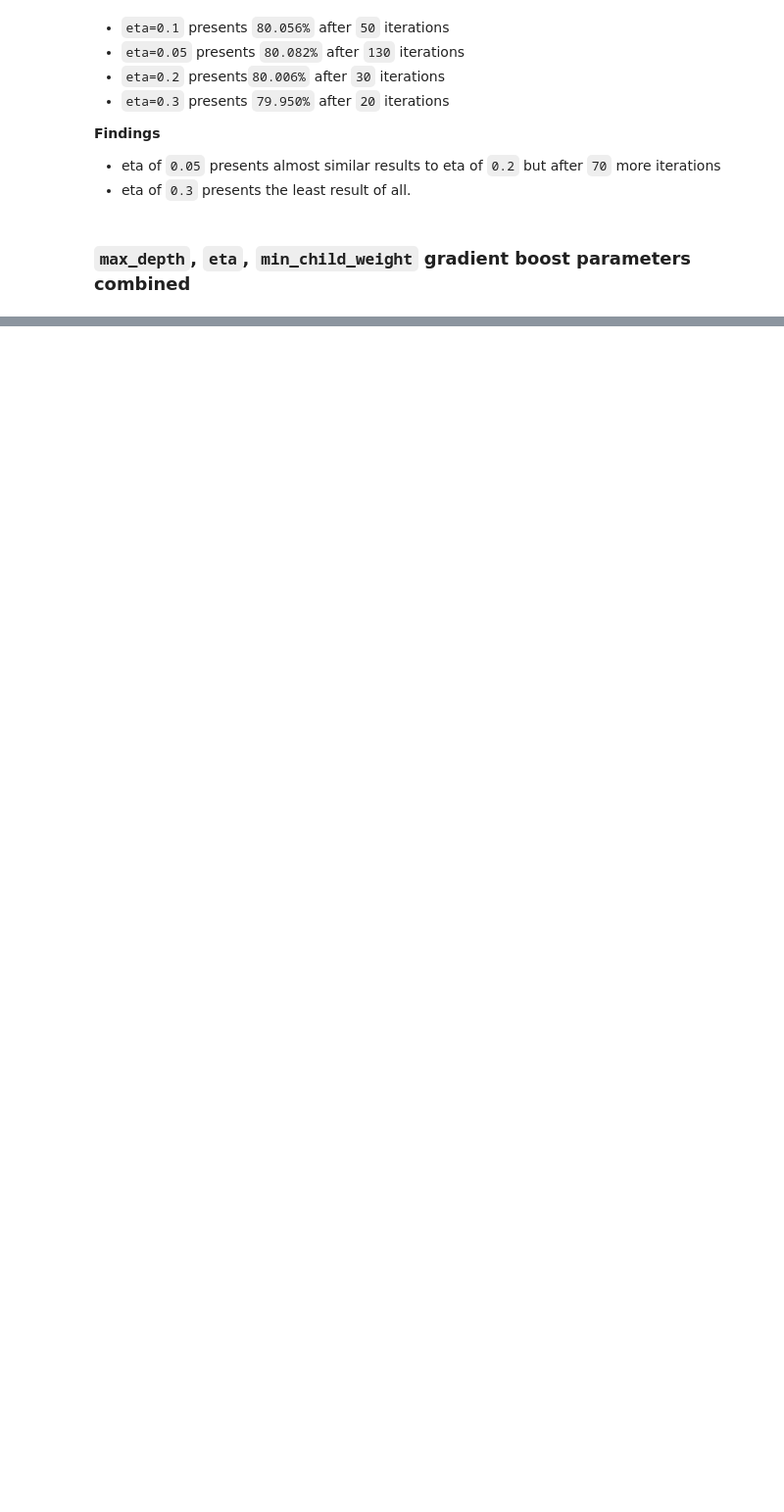
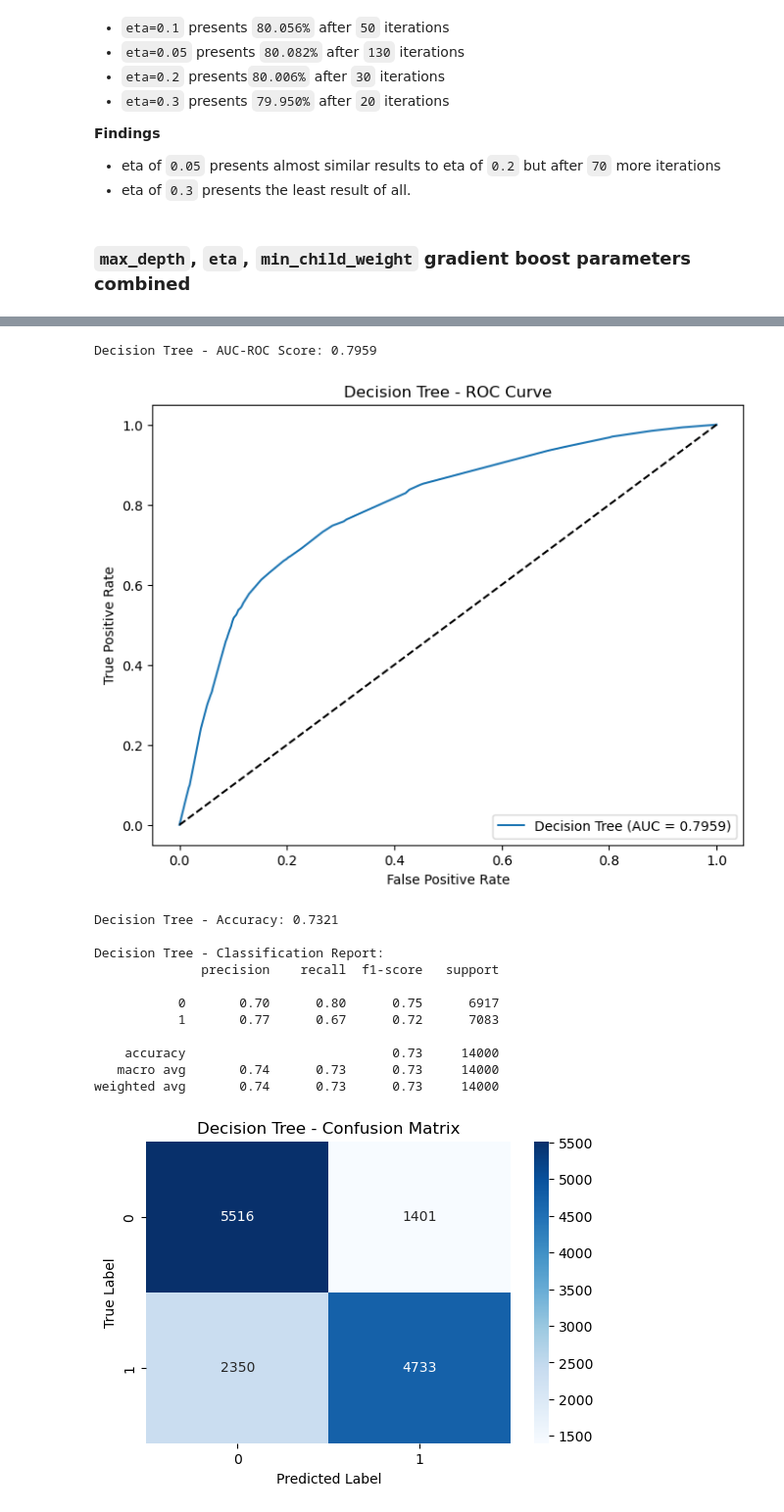
Before and after one commit to okellodaniel/cardio_vasicular_disease_detector, a Jupyter notebook: notebooks/notebook.ipynb, the cells around one changed output, grey strips where cells are left out. Shown at 98% size. Drawn from its saved outputs; the diff is of its cells as text; code cells hidden in the pictures; blank space fills up the shorter version.

Commit message:
selected final models

```diff
--- a/notebooks/notebook.ipynb
+++ b/notebooks/notebook.ipynb
@@ -874,0 +860,33 @@ df_boost_depth.sort_values('val_auc',ascending=False)
+# %%
+def evaluate_model(y_test, y_pred, y_pred_proba, model_name):
+    # AUC-ROC Score
+    auc = roc_auc_score(y_test, y_pred_proba)
+    print(f"{model_name} - AUC-ROC Score: {auc:.4f}")
+
+    # Plot ROC Curve
+    fpr, tpr, _ = roc_curve(y_test, y_pred_proba)
+    plt.figure(figsize=(8, 6))
+    plt.plot(fpr, tpr, label=f"{model_name} (AUC = {auc:.4f})")
+    plt.plot([0, 1], [0, 1], 'k--')  # Diagonal line for random guessing
+    plt.xlabel("False Positive Rate")
+    plt.ylabel("True Positive Rate")
+    plt.title(f"{model_name} - ROC Curve")
+    plt.legend(loc="lower right")
+    plt.show()
+
+    # Accuracy
+    accuracy = accuracy_score(y_test, y_pred)
+    print(f"{model_name} - Accuracy: {accuracy:.4f}")
+
+    # Precision, Recall, F1 Score
+    print(f"\n{model_name} - Classification Report:")
+    print(classification_report(y_test, y_pred))
+
+    # Confusion Matrix
+    cm = confusion_matrix(y_test, y_pred)
+    plt.figure(figsize=(6, 4))
+    sns.heatmap(cm, annot=True, fmt='d', cmap='Blues')
+    plt.xlabel("Predicted Label")
+    plt.ylabel("True Label")
+    plt.title(f"{model_name} - Confusion Matrix")
+    plt.show()
@@ -874,0 +895,6 @@ df_boost_depth.sort_values('val_auc',ascending=False)
+# %%
+# Decision tree
+clf_dt = DecisionTreeClassifier(max_depth=6,min_samples_leaf=172)
+clf_dt.fit(X_full_train,y_full_train)
+y_pred_dt = clf_dt.predict(X_test)
+y_pred_proba_dt = clf_dt.predict_proba(X_test)[:,1]
@@ -874,0 +909,18 @@ df_boost_depth.sort_values('val_auc',ascending=False)
+# %%
+# For Decision Tree
+evaluate_model(y_test, y_pred_dt, y_pred_proba_dt, "Decision Tree")
+# %% [output]
+Decision Tree - AUC-ROC Score: 0.7959
+[figure, added]
+Decision Tree - Accuracy: 0.7321
+
+Decision Tree - Classification Report:
+              precision    recall  f1-score   support
+
+           0       0.70      0.80      0.75      6917
+           1       0.77      0.67      0.72      7083
+
+    accuracy                           0.73     14000
+   macro avg       0.74      0.73      0.73     14000
+weighted avg       0.74      0.73      0.73     14000
+[figure, added]
```
Also changed, not shown: parts of 25 cells of this notebook.
